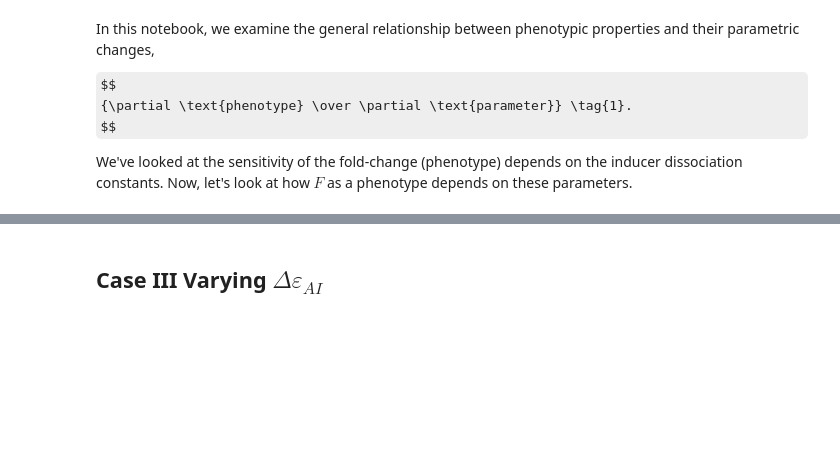
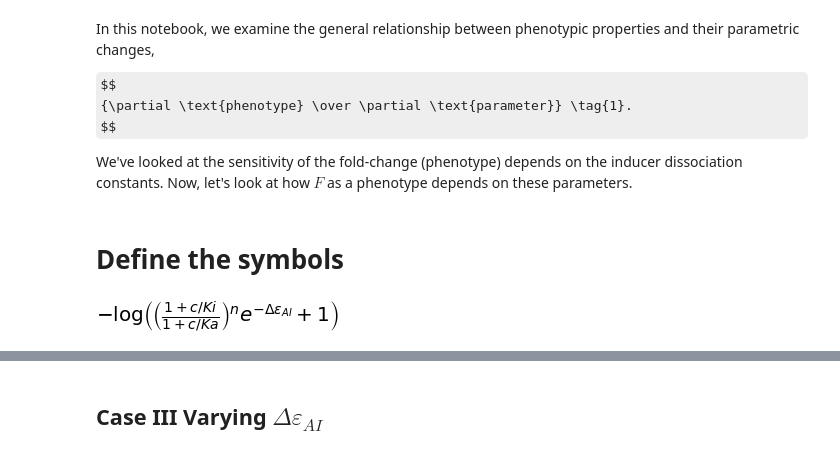
Before and after one commit to RPGroup-PBoC/mwc_mutants, a Jupyter notebook: code/sandbox/phenotypic_sensitivity.ipynb, the cells around one changed output, grey strips where cells are left out. Saved outputs shown, nothing was run; the diff lists cells and outputs as text; code cells hidden in the pictures; some formulas as TeX source; blank space fills up the shorter version.

```diff
--- a/code/sandbox/phenotypic_sensitivity.ipynb
+++ b/code/sandbox/phenotypic_sensitivity.ipynb
@@ -29,3 +29,18 @@ $$
 $$
 
 We've looked at the sensitivity of the fold-change (phenotype) depends on the inducer dissociation constants. Now, let's look at how $F$ as a phenotype depends on these parameters.
+# %% [markdown]
+# Define the symbols
+# %%
+# Define symbols
+c = sympy.Symbol('c')
+Ka  = sympy.Symbol('Ka')
+Ki  = sympy.Symbol('Ki')
+epAI = sympy.Symbol(r'\Delta\varepsilon_{AI}')
+n = sympy.Symbol('n')
+
+# Define the ∆F function.
+deltaF = -sympy.log(1 + sympy.exp(-epAI) * ((1 + c/Ki)/ (1 + c/Ka))**n)
+deltaF
+# %% [output]
+[figure, added]
```
Also changed, not shown: parts of 6 cells of this notebook.
